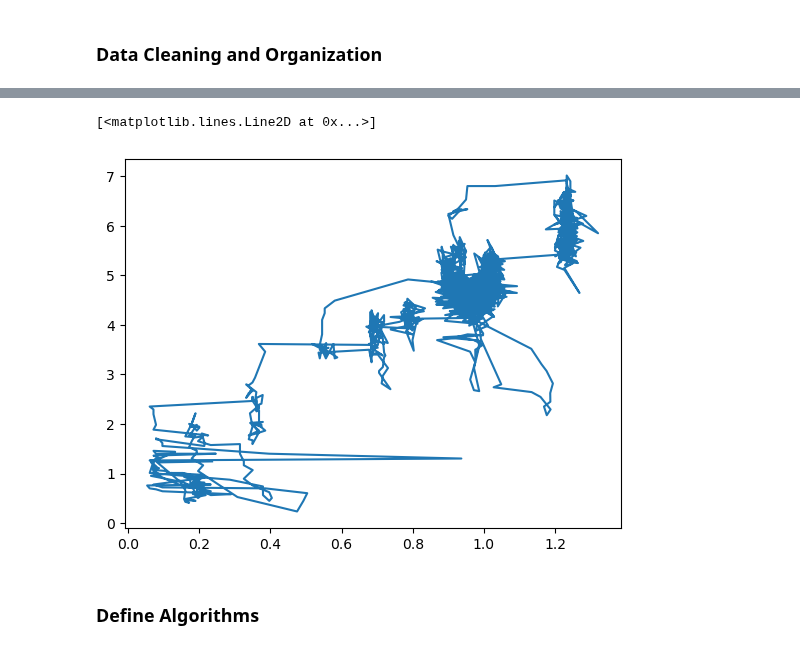
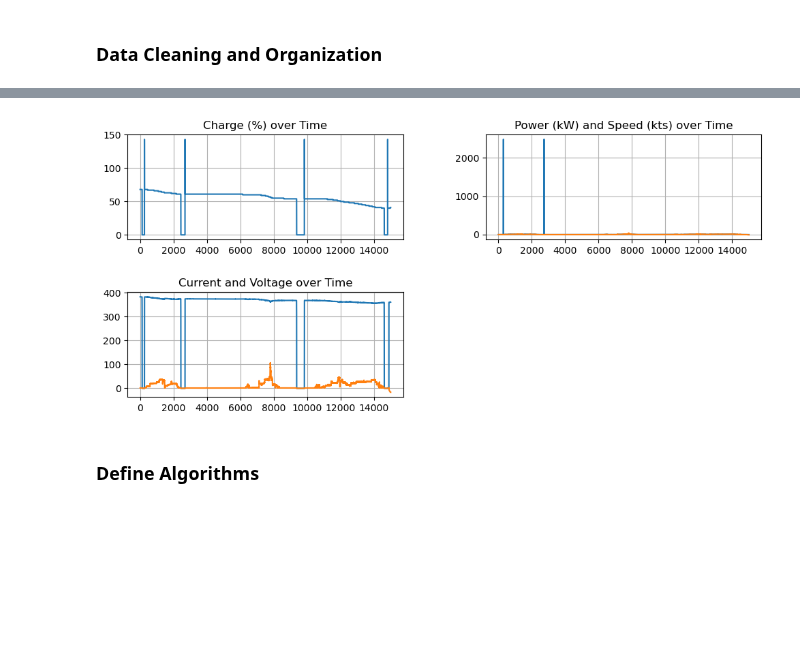
Before and after one commit to eliu420/photon-range-estimator, a Jupyter notebook: test_loop.ipynb, the cells around one changed output, grey strips where cells are left out. Drawn from its saved outputs; the diff is of its cells as text; code cells hidden in the pictures; blank space fills up the shorter version.

Commit message:
updated test loop

```diff
--- a/test_loop.ipynb
+++ b/test_loop.ipynb
@@ -99,8 +27,62 @@ plt.grid()
-# %%
-plt.plot(df['Power 1 kW'], df['Speed m/s'])
-# %% [output]
-[<matplotlib.lines.Line2D at 0x...>]
-[figure, removed]
+# %%
+"""Format and clean test data:"""
+# Extracting columns simplifies the database for visual purposes.
+# It will eventually be extraneous.
+columns = ['Date', 'Time', 'Lat', 'Lon', 'Speed m/s', 'Distance km',
+        'RPM 1', 'Motor Load 1 %', 'Motor Torque 1 %', 'Motor Temp 1 C',
+        'Pack Current 1 A', 'Pack Voltage 1 V', 'Pack Temp 1 C', 'SOC 1 %',
+        ## 'Battery Health', 'Water Speed'
+        ]
+df = df[columns]
+
+'''Create new calculated columns'''
+df['Pack Voltage 1 V'] = df['Pack Voltage 1 V']*10
+df['Power 1 kW'] = df['Pack Current 1 A']*df['Pack Voltage 1 V']/1000
+df['Distance nm'] = df['Distance km']*0.539957
+df['Speed kts'] = df['Speed m/s']*1.944
+
+'''Adjust time format'''
+tFMT = "%H:%M:%S"
+df['Time'] = pd.to_datetime(df['Time'], format=tFMT)
+
+'''Theo's time adjustment'''
+# df.Time = (pd.to_datetime(df['Time'].str.strip(), format = '%H:%M:%S'))
+# adjusted_time = np.array(0)
+# x = 0
+# for i in range(len(df.Time)):
+#     if i+1 >= len(df.Time):
+#         break
+#     x += (df.Time[i+1] - df.Time[i]).total_seconds()
+#     adjusted_time = np.append(adjusted_time,x)
+# df['Time'] = adjusted_time.astype(float)
+
+'''Remove Outliers'''
+# high_charge = df[df['SOC 1 %']>100].index.tolist()
+# low_charge = df[df['SOC 1 %']<3].index.tolist()
+# bogus_battery = high_charge+low_charge
+# df.drop(bogus_battery, inplace=True)         # Drop rows with bogus battery values
+
+'''Interesting Plots'''
+plt.figure(figsize=(12,5))
+plt.subplot(2,2,1)
+plt.plot(df.index, df['SOC 1 %'])
+plt.grid()
+plt.title('Charge (%) over Time')
+
+plt.subplot(2,2,2)
+plt.plot(df.index, df['Speed kts'], df['Power 1 kW'])
+plt.grid()
+plt.title('Power (kW) and Speed (kts) over Time')
+
+plt.subplot(2,2,3)
+plt.plot(df.index, df['Pack Voltage 1 V'], df['Pack Current 1 A'])
+plt.grid()
+plt.title('Current and Voltage over Time')
+
+plt.subplots_adjust(hspace = 0.5)
+plt.subplots_adjust(wspace = 0.3)
+# %% [output]
+[figure, added]
 # %% [markdown]
 ### Define Algorithms
 # %%
```
Also changed, not shown: parts of 3 cells of this notebook.
